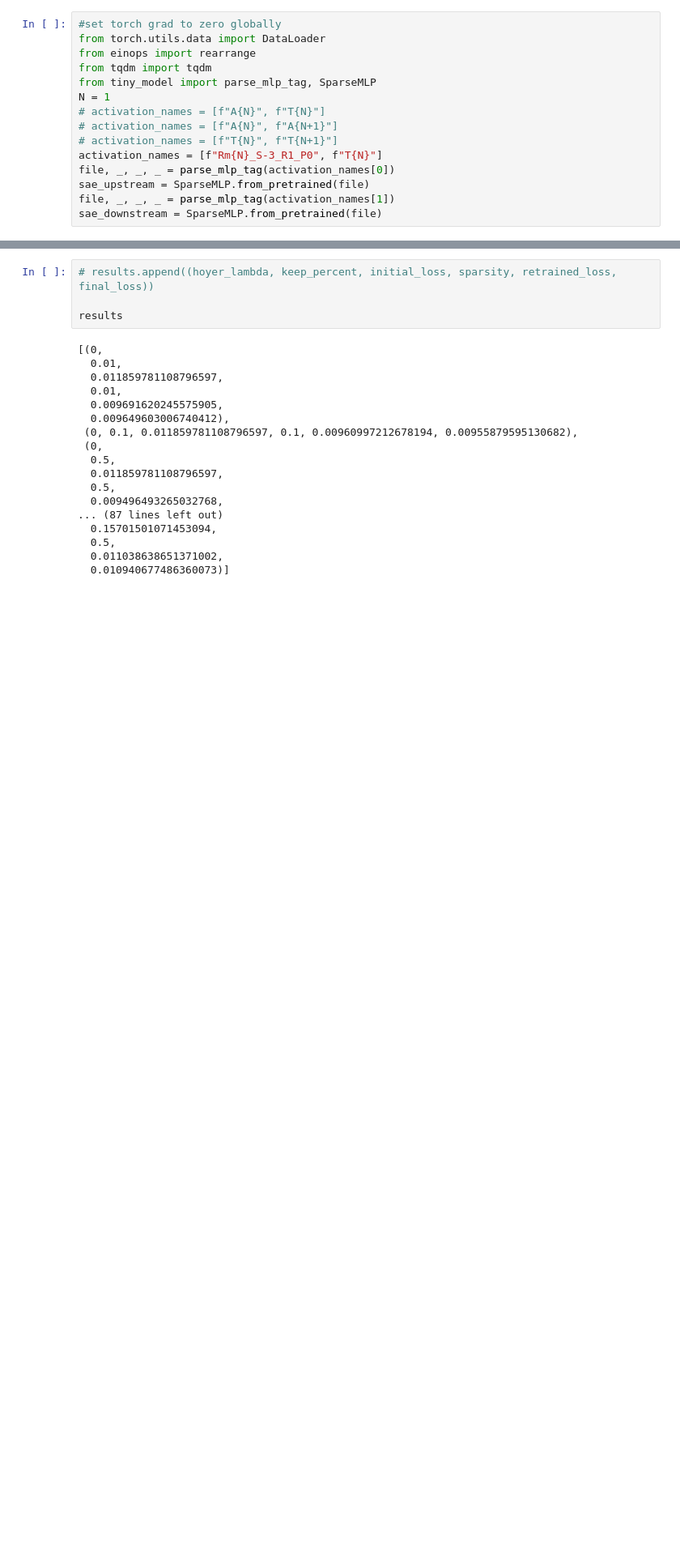
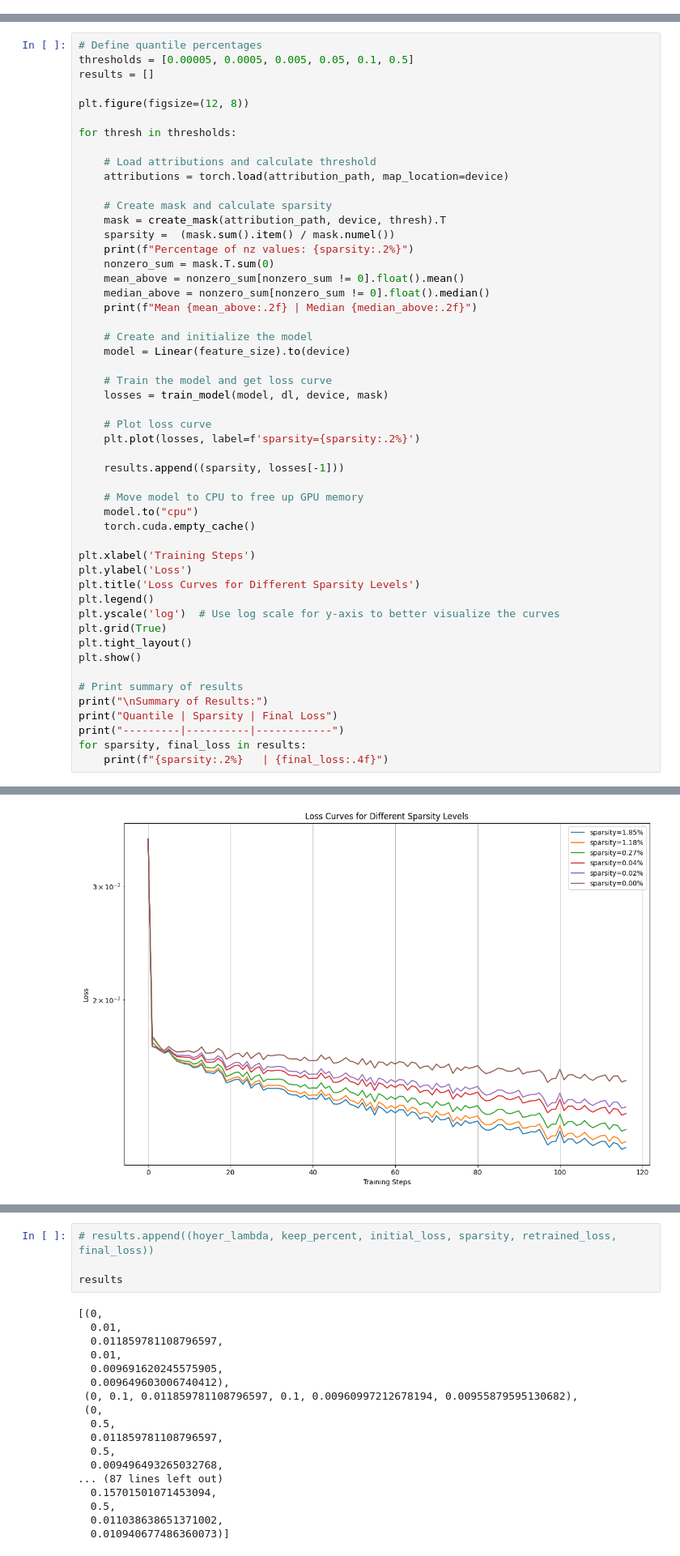
Before and after one commit to loganriggs/sae-circuits, a Jupyter notebook: notebooks/train_tiny_circuits.ipynb, the cells around one changed output, grey strips where cells are left out. Shown at 81% size. Cells and saved outputs as stored; diff of their text form; blank space fills up the shorter version.

```diff
--- a/notebooks/train_tiny_circuits.ipynb
+++ b/notebooks/train_tiny_circuits.ipynb
@@ -65,15 +217,0 @@ Total Tokens: 1.006869M
-# %%
-#set torch grad to zero globally
-from torch.utils.data import DataLoader
-from einops import rearrange
-from tqdm import tqdm
-from tiny_model import parse_mlp_tag, SparseMLP
-N = 1
-# activation_names = [f"A{N}", f"T{N}"]
-# activation_names = [f"A{N}", f"A{N+1}"]
-# activation_names = [f"T{N}", f"T{N+1}"]
-activation_names = [f"Rm{N}_S-3_R1_P0", f"T{N}"]
-file, _, _, _ = parse_mlp_tag(activation_names[0])
-sae_upstream = SparseMLP.from_pretrained(file)
-file, _, _, _ = parse_mlp_tag(activation_names[1])
-sae_downstream = SparseMLP.from_pretrained(file)
@@ -114,0 +362,52 @@ class MLP(nn.Module):
+# %%
+# Define quantile percentages
+thresholds = [0.00005, 0.0005, 0.005, 0.05, 0.1, 0.5]
+results = []
+
+plt.figure(figsize=(12, 8))
+
+for thresh in thresholds:
+
+    # Load attributions and calculate threshold
+    attributions = torch.load(attribution_path, map_location=device)
+
+    # Create mask and calculate sparsity
+    mask = create_mask(attribution_path, device, thresh).T
+    sparsity =  (mask.sum().item() / mask.numel())
+    print(f"Percentage of nz values: {sparsity:.2%}")
+    nonzero_sum = mask.T.sum(0)
+    mean_above = nonzero_sum[nonzero_sum != 0].float().mean()
+    median_above = nonzero_sum[nonzero_sum != 0].float().median()
+    print(f"Mean {mean_above:.2f} | Median {median_above:.2f}")
+
+    # Create and initialize the model
+    model = Linear(feature_size).to(device)
+
+    # Train the model and get loss curve
+    losses = train_model(model, dl, device, mask)
+
+    # Plot loss curve
+    plt.plot(losses, label=f'sparsity={sparsity:.2%}')
+
+    results.append((sparsity, losses[-1]))
+
+    # Move model to CPU to free up GPU memory
+    model.to("cpu")
+    torch.cuda.empty_cache()
+
+plt.xlabel('Training Steps')
+plt.ylabel('Loss')
+plt.title('Loss Curves for Different Sparsity Levels')
+plt.legend()
+plt.yscale('log')  # Use log scale for y-axis to better visualize the curves
+plt.grid(True)
+plt.tight_layout()
+plt.show()
+
+# Print summary of results
+print("\nSummary of Results:")
+print("Quantile | Sparsity | Final Loss")
+print("---------|----------|------------")
+for sparsity, final_loss in results:
+    print(f"{sparsity:.2%}   | {final_loss:.4f}")
+# %% [output]
@@ -114,0 +426 @@ class MLP(nn.Module):
+[figure, added]
```
Also changed, not shown: parts of 40 cells of this notebook.
